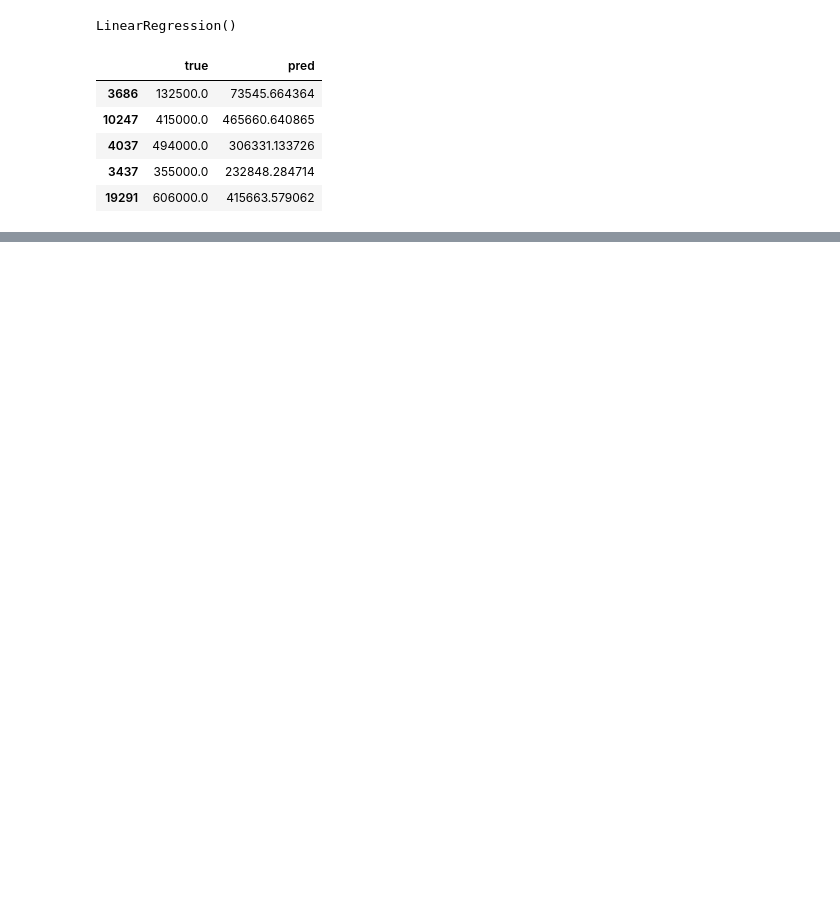
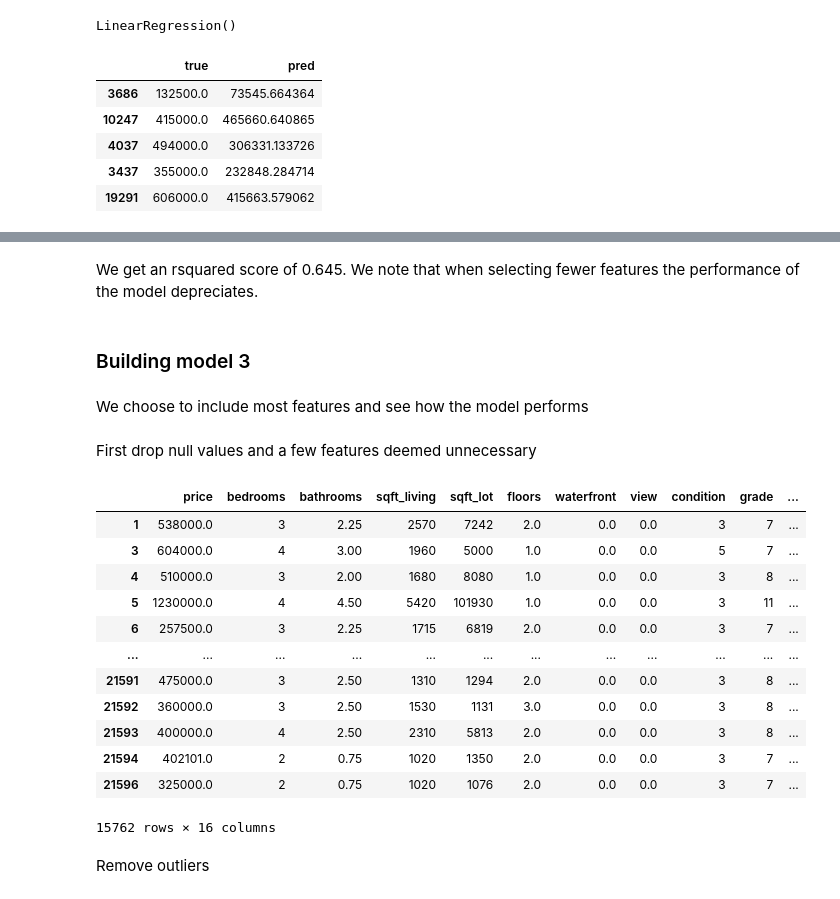
Before and after one commit to Collin9726/house-sales-regression-modeling, a Jupyter notebook: index.ipynb, the cells around one changed output, grey strips where cells are left out. Cells and saved outputs as stored; diff of their text form; code cells hidden in the pictures; blank space fills up the shorter version.

```diff
--- a/index.ipynb
+++ b/index.ipynb
@@ -127,3 +103,0 @@ Drop rows with null values.
-# %%
-df.dropna(inplace=True)
-df.info()
@@ -229,15 +103,0 @@ abs(data_cont.corr()) > 0.75
-# %%
-df = data_cont.corr().abs().stack().reset_index().sort_values(0, ascending=False)
-
-df['pairs'] = list(zip(df.level_0, df.level_1))
-
-df.set_index(['pairs'], inplace = True)
-
-df.drop(columns=['level_1', 'level_0'], inplace = True)
-
-# cc for correlation coefficient
-df.columns = ['cc']
-
-df.drop_duplicates(inplace=True)
-
-df[(df.cc>.75) & (df.cc<1)]
@@ -731,8 +339,8 @@ LinearRegression()
 # Predicting on the test data
 y_pred = model.predict(x_test_scaled)
 
-df = pd.DataFrame({"true":y_test, "pred":y_pred})
-df.head()
+df10 = pd.DataFrame({"true":y_test, "pred":y_pred})
+df10.head()
 # %% [output]
 |  | true | pred |
 | 3686 | 132500.0 | 73545.664364 |
@@ -755,0 +368,30 @@ R2 0.6450141851120927
+# %% [markdown]
+We get an rsquared score of 0.645. We note that when selecting fewer features the performance of the model depreciates.
+# %% [markdown]
+### Building model 3
+# %% [markdown]
+We choose to include most features and see how the model performs
+# %%
+data = df.copy()
+# %% [markdown]
+First drop null values and a few features deemed unnecessary
+# %%
+data.dropna(inplace=True)
+data.drop(columns=["id", "date", "lat", "long", "sqft_basement"], axis=1, inplace=True)
+data
+# %% [output]
+|  | price | bedrooms | bathrooms | sqft_living | sqft_lot | floors | waterfront | view | condition | grade | ... |
+| 1 | 538000.0 | 3 | 2.25 | 2570 | 7242 | 2.0 | 0.0 | 0.0 | 3 | 7 | ... |
+| 3 | 604000.0 | 4 | 3.00 | 1960 | 5000 | 1.0 | 0.0 | 0.0 | 5 | 7 | ... |
+| 4 | 510000.0 | 3 | 2.00 | 1680 | 8080 | 1.0 | 0.0 | 0.0 | 3 | 8 | ... |
+| 5 | 1230000.0 | 4 | 4.50 | 5420 | 101930 | 1.0 | 0.0 | 0.0 | 3 | 11 | ... |
+| 6 | 257500.0 | 3 | 2.25 | 1715 | 6819 | 2.0 | 0.0 | 0.0 | 3 | 7 | ... |
+| ... | ... | ... | ... | ... | ... | ... | ... | ... | ... | ... | ... |
+| 21591 | 475000.0 | 3 | 2.50 | 1310 | 1294 | 2.0 | 0.0 | 0.0 | 3 | 8 | ... |
+| 21592 | 360000.0 | 3 | 2.50 | 1530 | 1131 | 3.0 | 0.0 | 0.0 | 3 | 8 | ... |
+| 21593 | 400000.0 | 4 | 2.50 | 2310 | 5813 | 2.0 | 0.0 | 0.0 | 3 | 8 | ... |
+| 21594 | 402101.0 | 2 | 0.75 | 1020 | 1350 | 2.0 | 0.0 | 0.0 | 3 | 7 | ... |
+| 21596 | 325000.0 | 2 | 0.75 | 1020 | 1076 | 2.0 | 0.0 | 0.0 | 3 | 7 | ... |
+15762 rows × 16 columns
+# %% [markdown]
+Remove outliers
```
Also changed, not shown: parts of 104 cells of this notebook.
